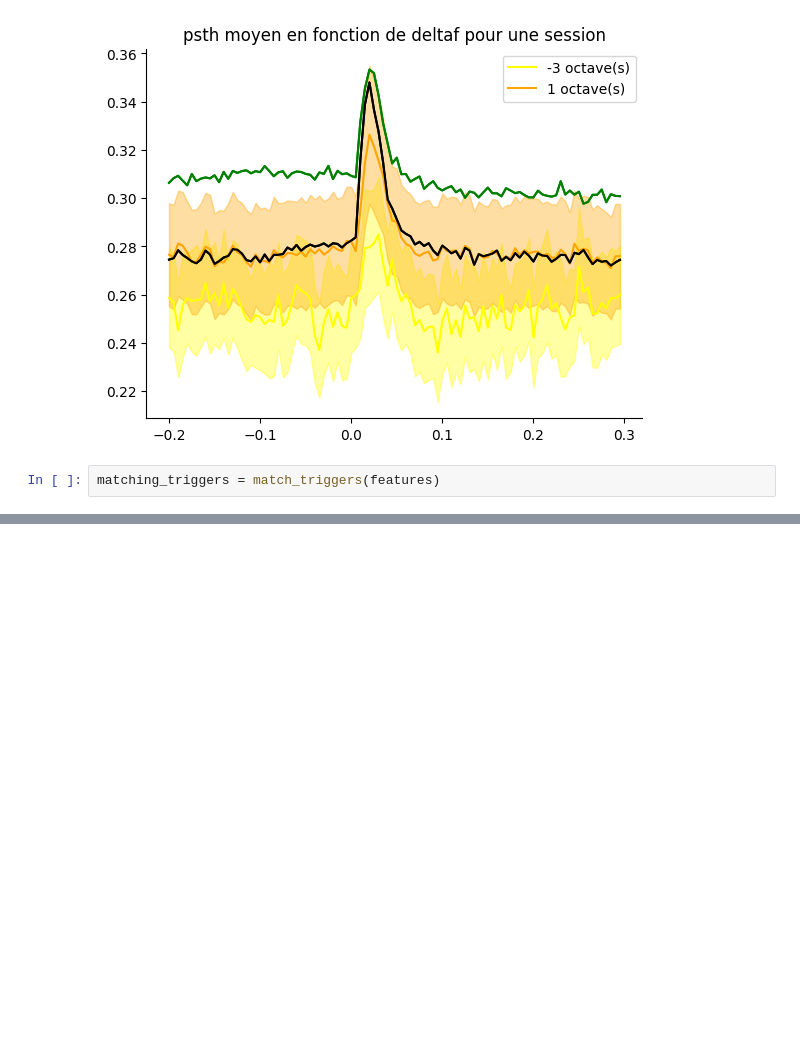
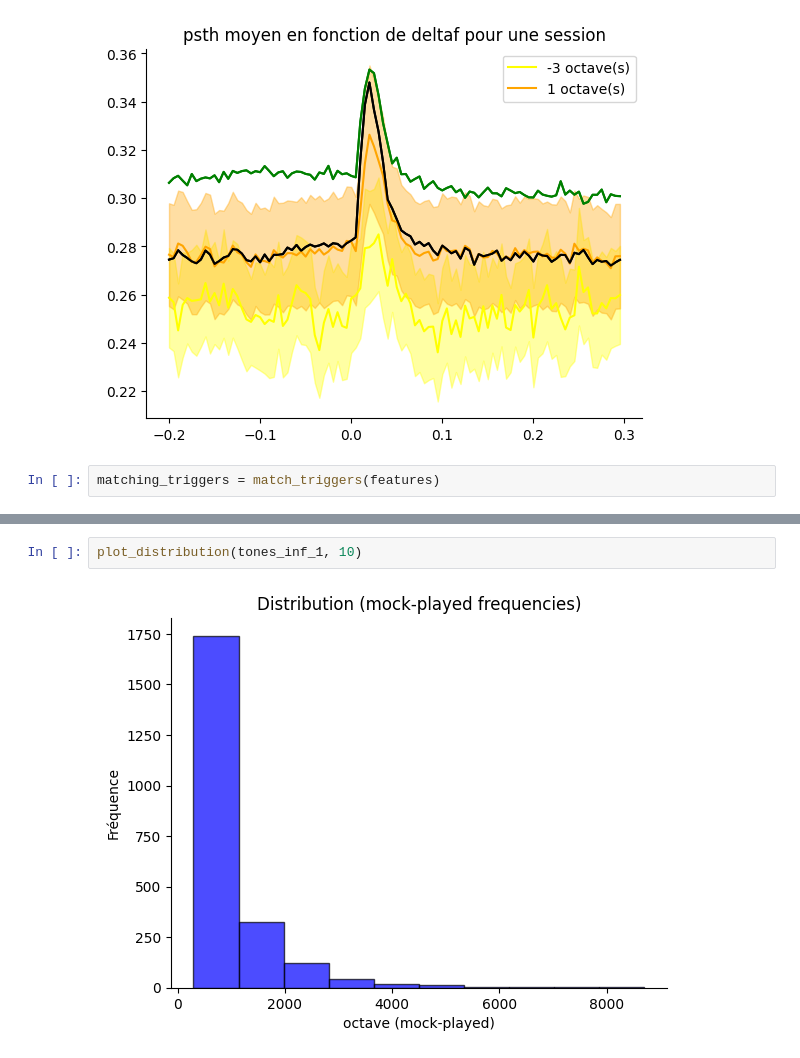
Before and after one commit to felicielevinton/analysebingobike, a Jupyter notebook: delta_frequency.ipynb, the cells around one changed output, grey strips where cells are left out. Drawn from its saved outputs; the diff is of its cells as text; blank space fills up the shorter version.

```diff
--- a/delta_frequency.ipynb
+++ b/delta_frequency.ipynb
@@ -133,0 +207,4 @@ print(len(tracking_[0]), len(delta_f_), len(playback_[0]))
+# %%
+plot_distribution(tones_inf_1, 10)
+# %% [output]
+[figure, added]
```
Also changed, not shown: parts of 14 cells of this notebook, 2 other files.
